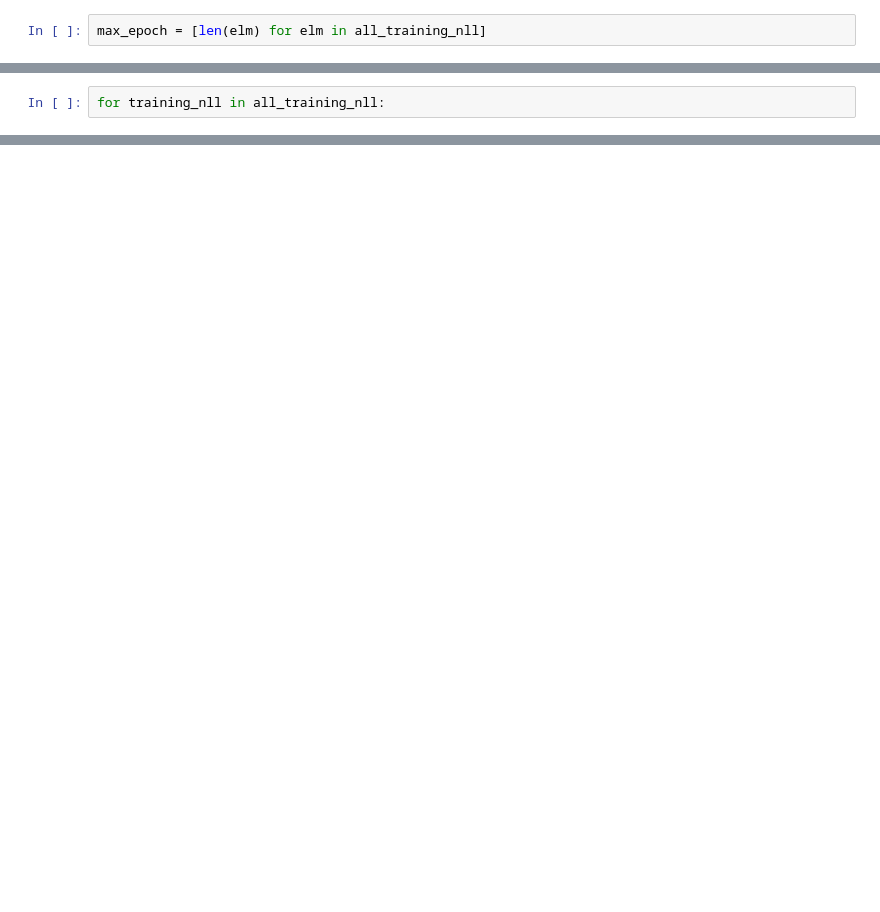
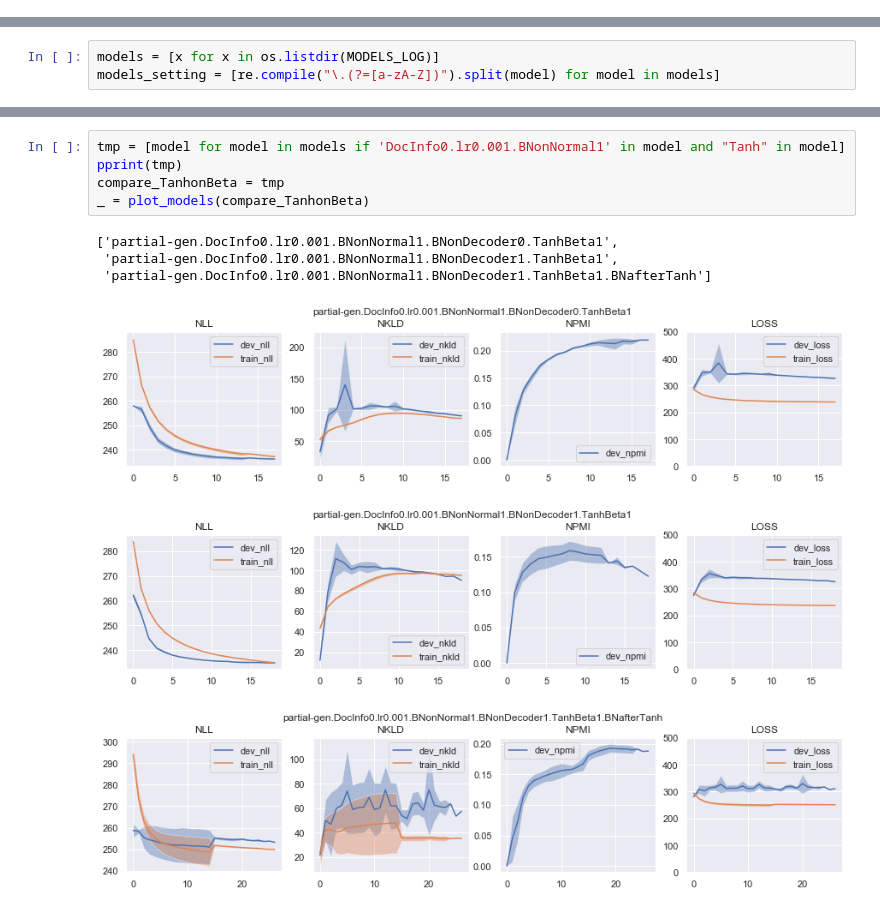
Before and after one commit to leo-liuzy/neural_persona, a Jupyter notebook: visual/plot.ipynb, the cells around one changed output, grey strips where cells are left out. Drawn from its saved outputs; the diff is of its cells as text; blank space fills up the shorter version.

Commit message:
more experiment on partial-gen. Disproving adding BN on decoder

```diff
--- a/visual/plot.ipynb
+++ b/visual/plot.ipynb
@@ -159,2 +0,0 @@ plt.show()
-# %%
-max_epoch = [len(elm) for elm in all_training_nll]
@@ -180,2 +0,0 @@ all_validation_loss_npy = np.array(all_validation_loss)
-# %%
-for training_nll in all_training_nll:
@@ -223,0 +17,3 @@ df
+# %%
+models = [x for x in os.listdir(MODELS_LOG)]
+models_setting = [re.compile("\.(?=[a-zA-Z])").split(model) for model in models]
@@ -223,0 +261,12 @@ df
+# %%
+tmp = [model for model in models if 'DocInfo0.lr0.001.BNonNormal1' in model and "Tanh" in model]
+pprint(tmp)
+compare_TanhonBeta = tmp
+_ = plot_models(compare_TanhonBeta)
+# %% [output]
+['partial-gen.DocInfo0.lr0.001.BNonNormal1.BNonDecoder0.TanhBeta1',
+ 'partial-gen.DocInfo0.lr0.001.BNonNormal1.BNonDecoder1.TanhBeta1',
+ 'partial-gen.DocInfo0.lr0.001.BNonNormal1.BNonDecoder1.TanhBeta1.BNafterTanh']
+[figure, added]
+[figure, added]
+[figure, added]
```
Also changed, not shown: parts of 45 cells of this notebook, 8 other files.
